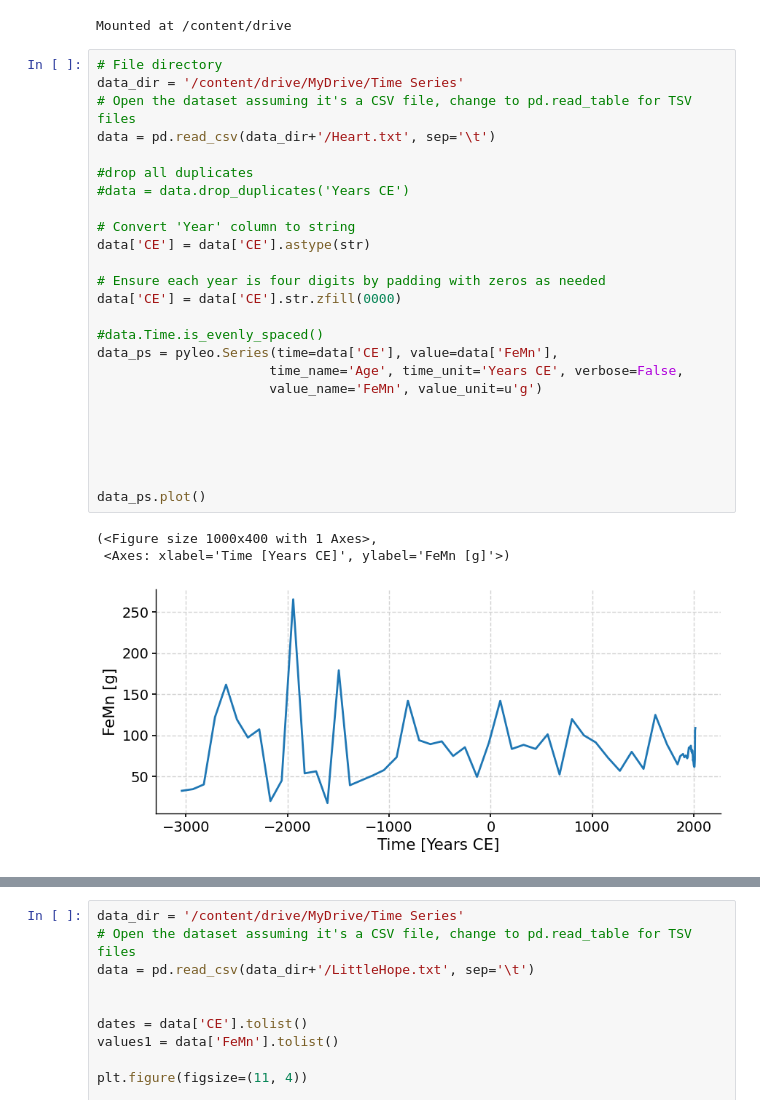
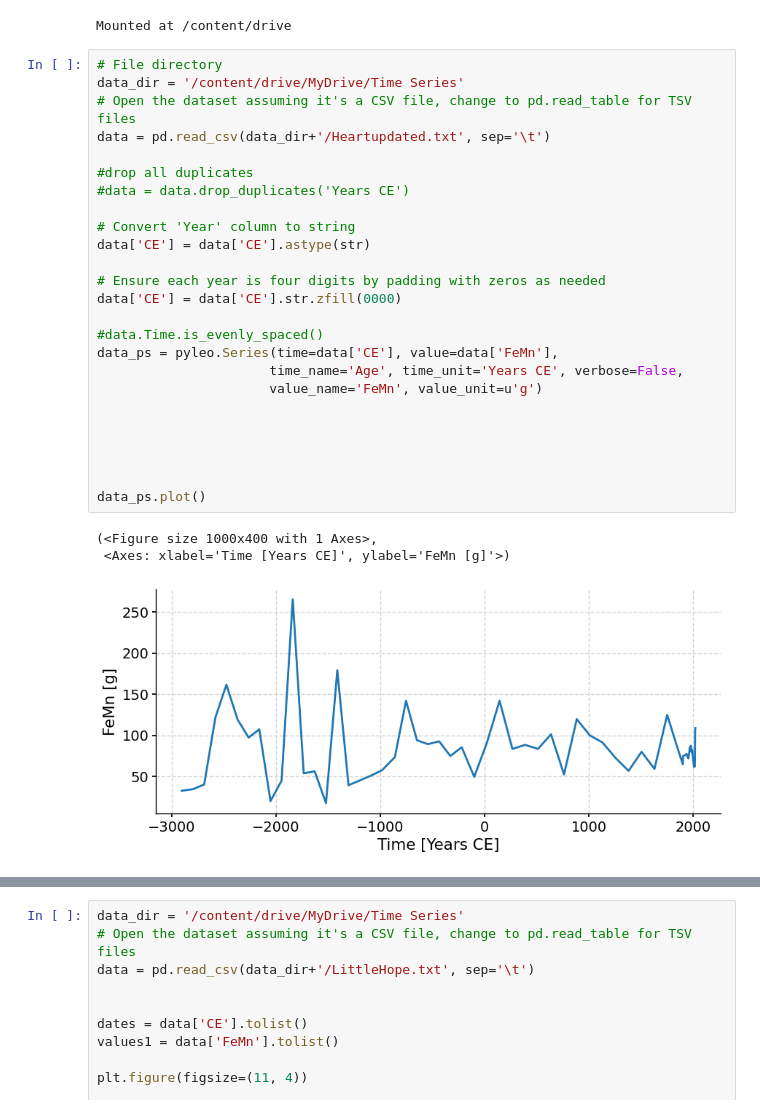
Before and after one commit to Shooleralbany/-home11-grad-2021-sh236571, a Jupyter notebook: Fe_Mn_Plots.ipynb, the cells around one changed output, grey strips where cells are left out. Saved outputs shown, nothing was run; the diff lists cells and outputs as text.

```diff
--- a/Fe_Mn_Plots.ipynb
+++ b/Fe_Mn_Plots.ipynb
@@ -37,32 +37,32 @@ Mounted at /content/drive
 # %%
 # File directory
 data_dir = '/content/drive/MyDrive/Time Series'
 # Open the dataset assuming it's a CSV file, change to pd.read_table for TSV files
-data = pd.read_csv(data_dir+'/Heart.txt', sep='\t')
+data = pd.read_csv(data_dir+'/Heartupdated.txt', sep='\t')
 
 #drop all duplicates
 #data = data.drop_duplicates('Years CE')
 
 # Convert 'Year' column to string
 data['CE'] = data['CE'].astype(str)
 
 # Ensure each year is four digits by padding with zeros as needed
 data['CE'] = data['CE'].str.zfill(0000)
 
 #data.Time.is_evenly_spaced()
 data_ps = pyleo.Series(time=data['CE'], value=data['FeMn'],
                       time_name='Age', time_unit='Years CE', verbose=False,
                       value_name='FeMn', value_unit=u'g')
 
 
 
 
 
 data_ps.plot()
 # %% [output]
 (<Figure size 1000x400 with 1 Axes>,
  <Axes: xlabel='Time [Years CE]', ylabel='FeMn [g]'>)
-[figure, old version]
+[figure, new version]
 # %%
 data_dir = '/content/drive/MyDrive/Time Series'
 # Open the dataset assuming it's a CSV file, change to pd.read_table for TSV files
```
Also changed, not shown: parts of 5 cells of this notebook.
